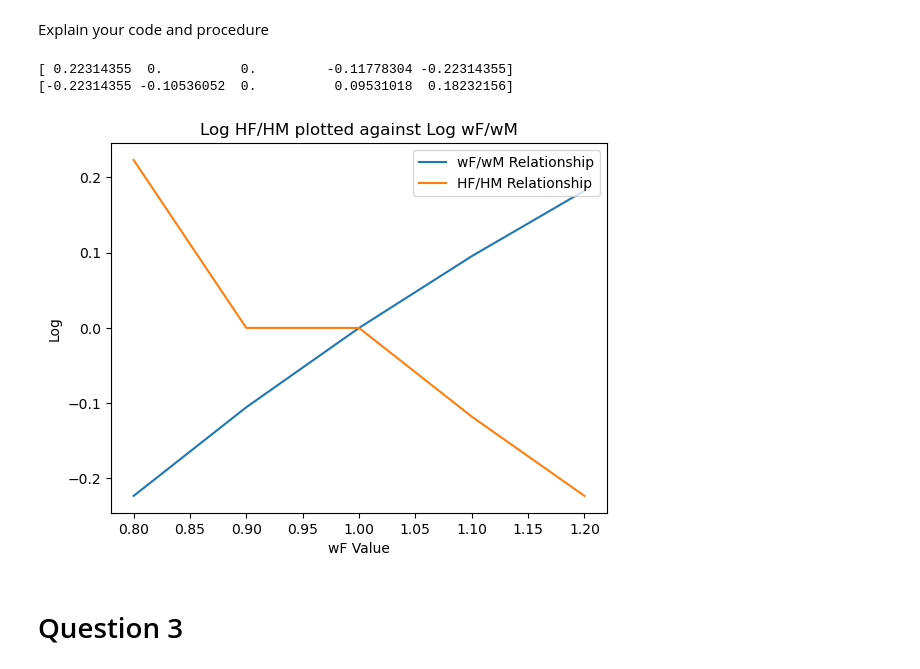
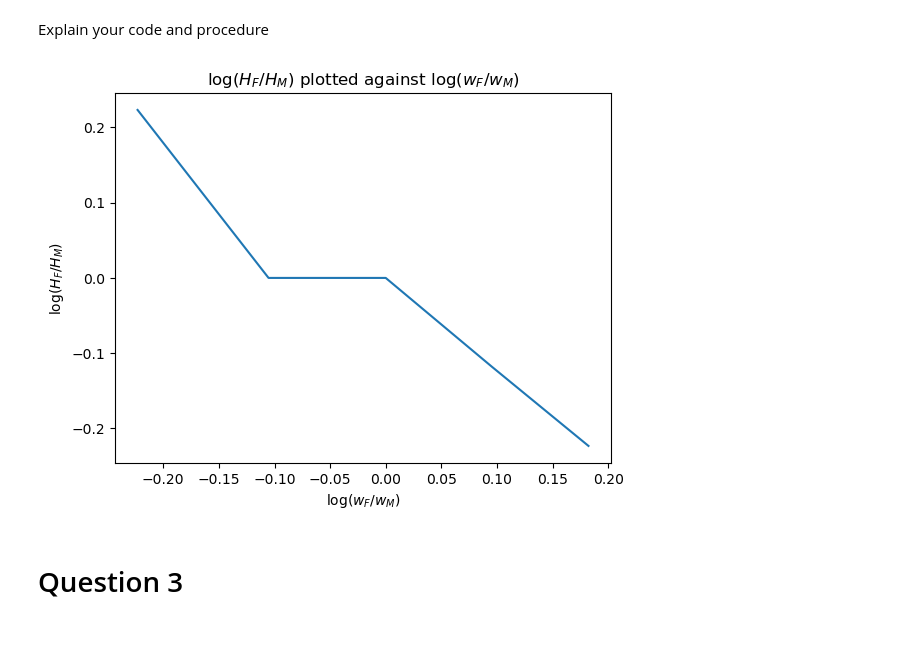
Before and after one commit to NumEconCopenhagen/projects-2023-aml, a Jupyter notebook: inauguralproject/inauguralproject.ipynb, the cells around one changed output. Saved outputs shown, nothing was run; the diff lists cells and outputs as text; code cells hidden in the pictures; blank space fills up the shorter version.

```diff
--- a/inauguralproject/inauguralproject.ipynb
+++ b/inauguralproject/inauguralproject.ipynb
@@ -95,39 +86,27 @@ HM: 4.5 for alpha and sigma: (0.5, 1.0)
 # %% [markdown]
 Explain your code and procedure
 # %%
-#Reset the parameters
+#I reset the parameters
 model.par.alpha = 0.5
 model.par.sigma = 1
 
-model.solve()
+#I run the model for solving the wF vector in discrete time
+model.solve_wF_vec(discrete=True)
 
-#Run the model for solving the wF vector in discrete time
-model.solve_wF_vec(discrete=True)
-model.sol
+#From there I can create the log of the HF/HM relationship
+log_forhold_HF_HM = np.log(model.sol.HF_vec/model.sol.HM_vec)
 
-#Create Log HF/HM relationship
-log_rel_HF_HM = np.log(model.sol.HF_vec/model.sol.HM_vec)
-print(log_rel_HF_HM)
-
-#here the relationship between the wages, WF and WM is created
-rel_WF_WM = model.par.wF_vec/model.par.wM
-#Then the log(WF/WM)
-log_rel_WF_WM = np.log(rel_WF_WM)
-
-print(log_rel_WF_WM)
+#Next I create the log of the relationship between the wages, WF and WM
+log_forhold_WF_WM = np.log(model.par.wF_vec/model.par.wM)
 
 #Plot the relationships
-plt.plot(model.par.wF_vec,log_rel_WF_WM)
-plt.plot(model.par.wF_vec, log_rel_HF_HM)
-plt.title("Log HF/HM plotted against Log wF/wM")
-plt.legend(("wF/wM Relationship", "HF/HM Relationship"), loc="upper right")
-plt.xlabel("wF Value")
-plt.ylabel("Log")
+plt.plot(log_forhold_WF_WM, log_forhold_HF_HM)
+plt.title("log($H_F$/$H_M$) plotted against log($w_F$/$w_M$)")
+plt.xlabel("log($w_F$/$w_M$)")
+plt.ylabel("log($H_F$/$H_M$)")
 plt.show()
 # %% [output]
-[ 0.22314355  0.          0.         -0.11778304 -0.22314355]
-[-0.22314355 -0.10536052  0.          0.09531018  0.18232156]
-[figure, old version]
+[figure, new version]
 # %% [markdown]
 # Question 3
 # %% [markdown]
```
Also changed, not shown: parts of 8 cells of this notebook, 1 other file.
